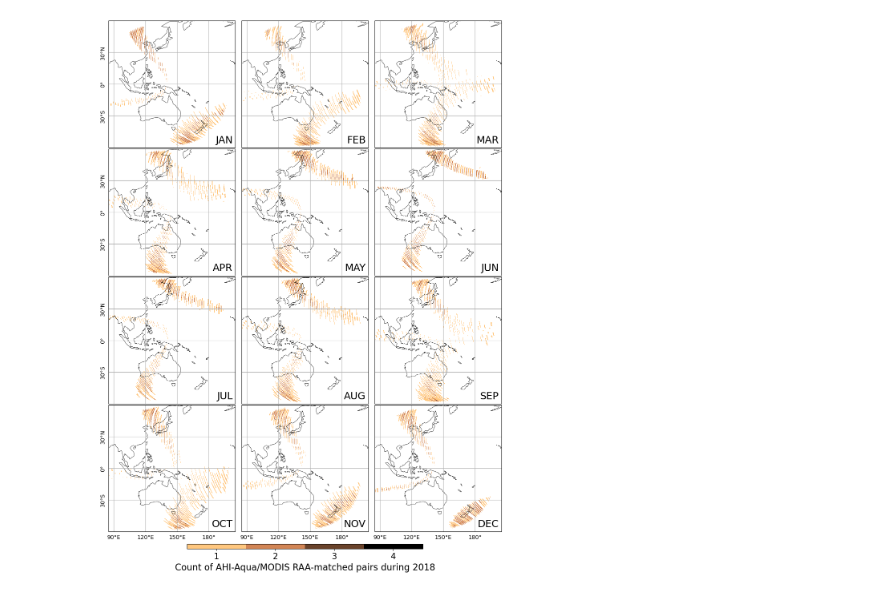
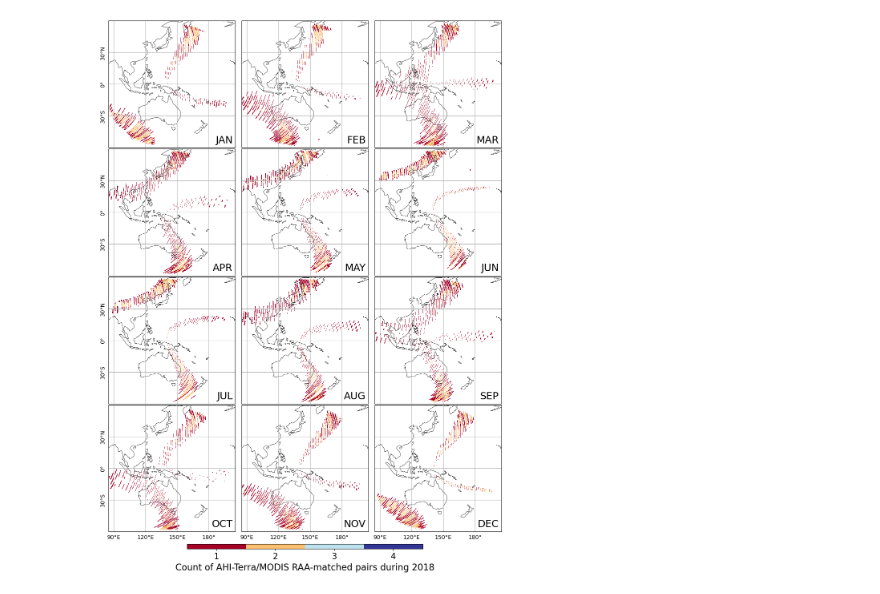
Before and after one commit to Bosh0113/MISR_AHI, a Jupyter notebook: Data_Screening/statistics/AHI-MODIS/03_MXD_only_RAA_display.ipynb, the cells around one changed output. Cells and saved outputs as stored; diff of their text form; code cells hidden in the pictures.

```diff
--- a/Data_Screening/statistics/AHI-MODIS/03_MXD_only_RAA_display.ipynb
+++ b/Data_Screening/statistics/AHI-MODIS/03_MXD_only_RAA_display.ipynb
@@ -8,8 +8,8 @@ import cartopy.crs as ccrs
 import cartopy.feature as cfeature
 import matplotlib.ticker as tck
 # %%
-# MXD = 'MOD'
-MXD = 'MYD'
+MXD = 'MOD'
+# MXD = 'MYD'
 npy_folder = r'D:\PhD_Workspace\MISR_AHI_WS\240111\analysis'
 npy_file = MXD+'03_RAA-matched_infos_10km4analysis.npy'
 npy_filename = os.path.join(npy_folder, npy_file)
@@ -76,7 +76,7 @@ ahi_extent = (85.0-180, 205-180, -60.0, 60.0)
 proj=ccrs.PlateCarree()
 
 norm = matplotlib.colors.Normalize(vmin=0.5, vmax=4.5)
-cmap = plt.get_cmap('copper_r',lut = 4)
+cmap = plt.get_cmap('RdYlBu',lut = 4)
 
 # mapping
 # row_count = 3
@@ -109,31 +109,31 @@ for row in range(row_count):
 
         gl=axes[row, col].gridlines(crs=proj,draw_labels=True)
         gl.xlabels_top = False
         gl.ylabels_right = False
         if col > 0:
             gl.ylabels_left = False
         if row < row_count-1:
             gl.xlabels_bottom = False
         gl.xlocator = tck.FixedLocator(numpy.arange(-180,180,30))
         gl.ylocator = tck.FixedLocator(numpy.arange(-90,90,30))
         gl.ylabel_style = {'rotation': 90}
 
 #         axes[row, col].set_title(month_labels[month_idx])
         axes[row, col].text(0.98, 0.02, month_labels[month_idx], transform=axes[row, col].transAxes, ha='right', va='bottom', fontsize=18, color='black')
 
         month_idx+=1
 
 plt.subplots_adjust(left=0.15, right=0.85, top=0.85, bottom=0.15, wspace=0.05, hspace=0)
 
 cbar = fig.colorbar(im, ax=axes, location='bottom', orientation='horizontal', aspect=50, fraction=0.15, pad=0.02, shrink=0.6)
 if MXD == 'MOD':
     cbar.set_label('Count of AHI-Terra/MODIS RAA-matched pairs during 2018', fontsize=16)
 else:
     cbar.set_label('Count of AHI-Aqua/MODIS RAA-matched pairs during 2018', fontsize=16)
 
 cbar.set_ticks(numpy.arange(1,5))
 cbar.ax.tick_params(labelsize=15)
 
 plt.savefig(os.path.join(save_folder, npy_file[:-23]+'monthly_count.png'), bbox_inches='tight', dpi=500)
 # %% [output]
-[figure, old version]
+[figure, new version]
```
Also changed, not shown: 1 other file.
